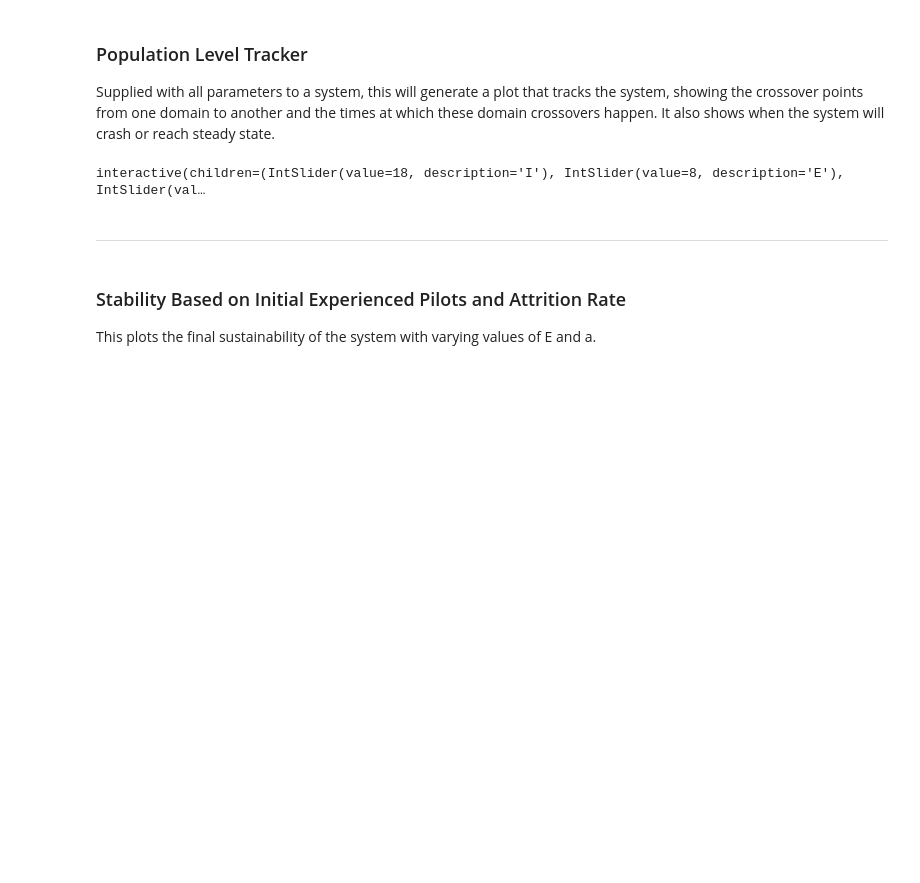
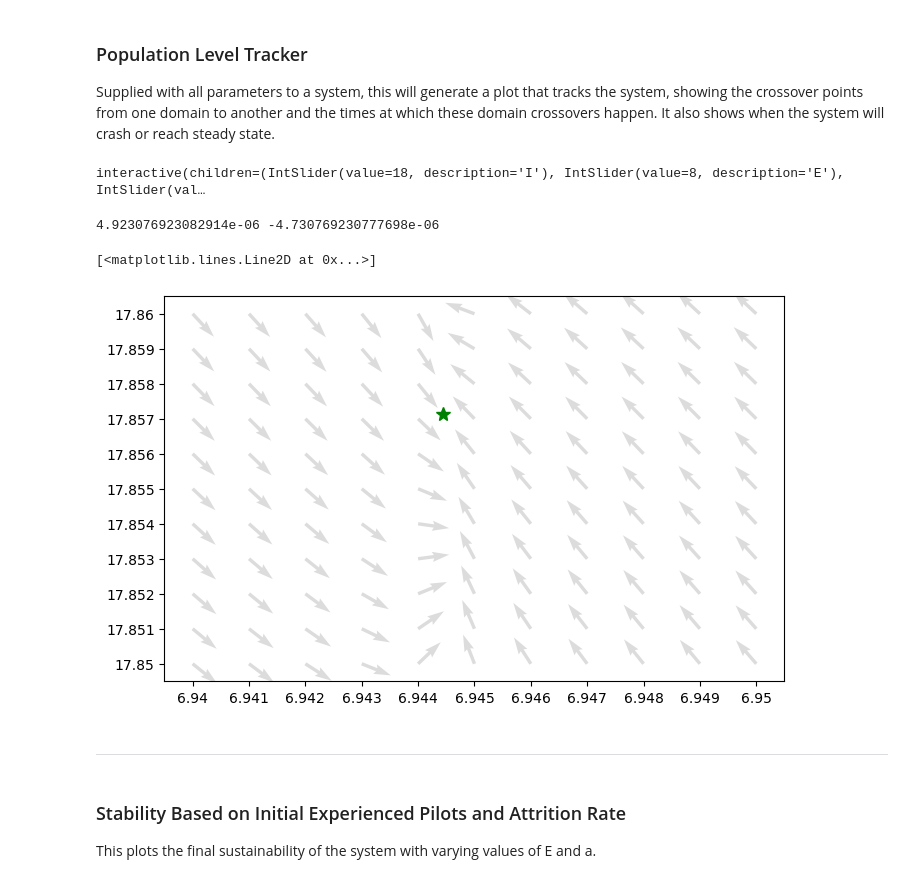
Before and after one commit to jackkq/parsimple_tool, a Jupyter notebook: parsimple_tool.ipynb, the cells around one changed output. Drawn from its saved outputs; the diff is of its cells as text; code cells hidden in the pictures; blank space fills up the shorter version.

```diff
--- a/parsimple_tool.ipynb
+++ b/parsimple_tool.ipynb
@@ -1139,6 +1218,36 @@ widgets.interact_manual(plot_outputs, I=widgets.IntSlider(value=18, min=0, max=1
 pass
 # %% [output]
 interactive(children=(IntSlider(value=18, description='I'), IntSlider(value=8, description='E'), IntSlider(val…
+# %%
+# Plot vector field in background
+x,y=np.meshgrid(np.arange(0,11),np.arange(0,11))
+u = np.zeros(x.shape) # dI/dt for vector field
+v = np.zeros(y.shape) # dE/dt for vector field
+poss_e_vals = [x/10 for x in range(170,181)]
+poss_i_vals = [x/10 for x in range(60,71)]
+for e in range(11):
+    for i in range(11):
+        # Update vector field
+        x_val, y_val = get_vector_coordinates(6.94+0.001*i, 17.85+0.001*e, 25, 30, 250, 4/52, 0.07/52, 1/52, 144/52, 144/52, 10000/52)
+        u[e,i] = x_val
+        v[e,i] = y_val
+r = np.power(np.add(np.power(u,2),np.power(v,2)),0.5) # Normalize vectors
+plt.quiver(x,y,u/r,v/r, color='gainsboro')
+plt.xticks(ticks=range(11),labels=[round(6.94+0.001*i,3) for i in range(11)])
+plt.yticks(ticks=range(11),labels=[round(17.85+0.001*i,3) for i in range(11)])
+try:
+    iss = 4/52*250/(144/52)
+    ess = (4/52-1/52-0.07/52*25)/(0.07/52)
+except:
+    iss = 0
+    ess= 0
+x_val, y_val = get_vector_coordinates(6.944, 17.857, 25, 30, 250, 4/52, 0.07/52, 1/52, 144/52, 144/52, 10000/52)
+print(x_val,y_val)
+plt.plot((iss-6.94)/0.001,(ess-17.85)/0.001,'g*', markersize=10)
+# %% [output]
+4.923076923082914e-06 -4.730769230777698e-06
+[<matplotlib.lines.Line2D at 0x...>]
+[figure, added]
 # %% [markdown]
 ***
 # %% [markdown]
```
Also changed, not shown: parts of 10 cells of this notebook.
